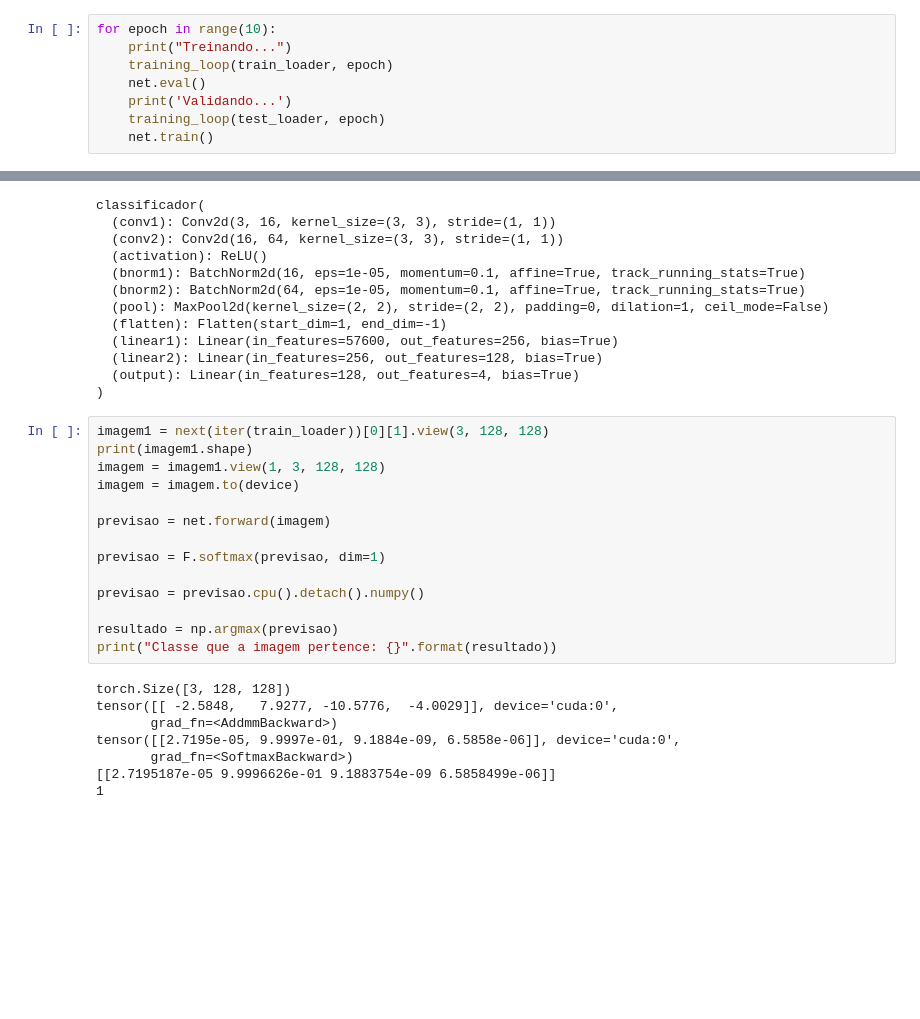
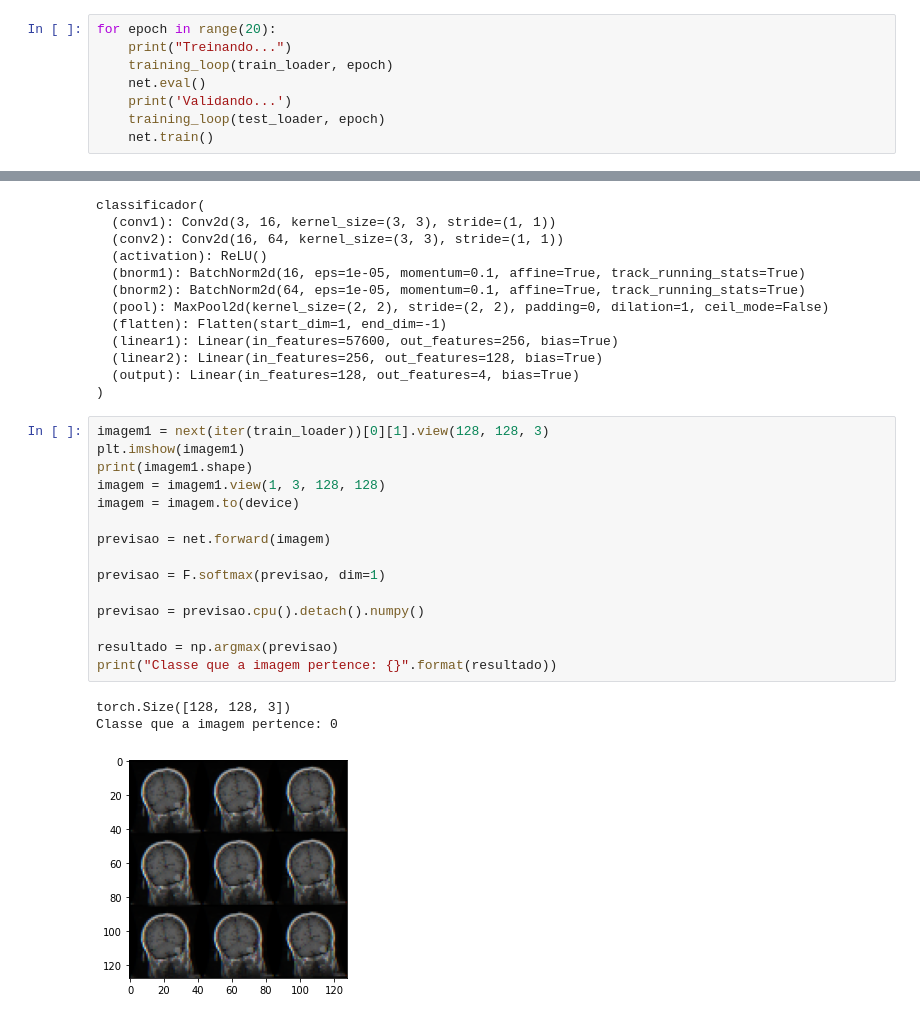
Before and after one commit to wander-asb/MRI_CLASSIFICATION, a Jupyter notebook: A_new_deep_CNN_for_Brain_tumor_classification(Multi).ipynb, the cells around one changed output, grey strips where cells are left out. Cells and saved outputs as stored; diff of their text form; blank space fills up the shorter version.

```diff
--- a/A_new_deep_CNN_for_Brain_tumor_classification(Multi).ipynb
+++ b/A_new_deep_CNN_for_Brain_tumor_classification(Multi).ipynb
@@ -203,7 +247,7 @@ def training_loop(loader, epoch):
     print("Época {:3d} Finalizada: perda {:.5f} - precisão {:.5f}".format(epoch+1, running_loss/len(loader)\
                                                                          ,running_accuracy/len(loader)))
 # %%
-for epoch in range(10):
+for epoch in range(20):
     print("Treinando...")
     training_loop(train_loader, epoch)
     net.eval()
@@ -247,24 +291,21 @@ classificador(
   (output): Linear(in_features=128, out_features=4, bias=True)
 )
 # %%
-imagem1 = next(iter(train_loader))[0][1].view(3, 128, 128)
+imagem1 = next(iter(train_loader))[0][1].view(128, 128, 3)
+plt.imshow(imagem1)
 print(imagem1.shape)
 imagem = imagem1.view(1, 3, 128, 128)
 imagem = imagem.to(device)
 
 previsao = net.forward(imagem)
 
 previsao = F.softmax(previsao, dim=1)
 
 previsao = previsao.cpu().detach().numpy()
 
 resultado = np.argmax(previsao)
 print("Classe que a imagem pertence: {}".format(resultado))
 # %% [output]
-torch.Size([3, 128, 128])
-tensor([[ -2.5848,   7.9277, -10.5776,  -4.0029]], device='cuda:0',
-       grad_fn=<AddmmBackward>)
-tensor([[2.7195e-05, 9.9997e-01, 9.1884e-09, 6.5858e-06]], device='cuda:0',
-       grad_fn=<SoftmaxBackward>)
-[[2.7195187e-05 9.9996626e-01 9.1883754e-09 6.5858499e-06]]
-1
+torch.Size([128, 128, 3])
+Classe que a imagem pertence: 0
+[figure, added]
```
Also changed, not shown: parts of 9 cells of this notebook.
